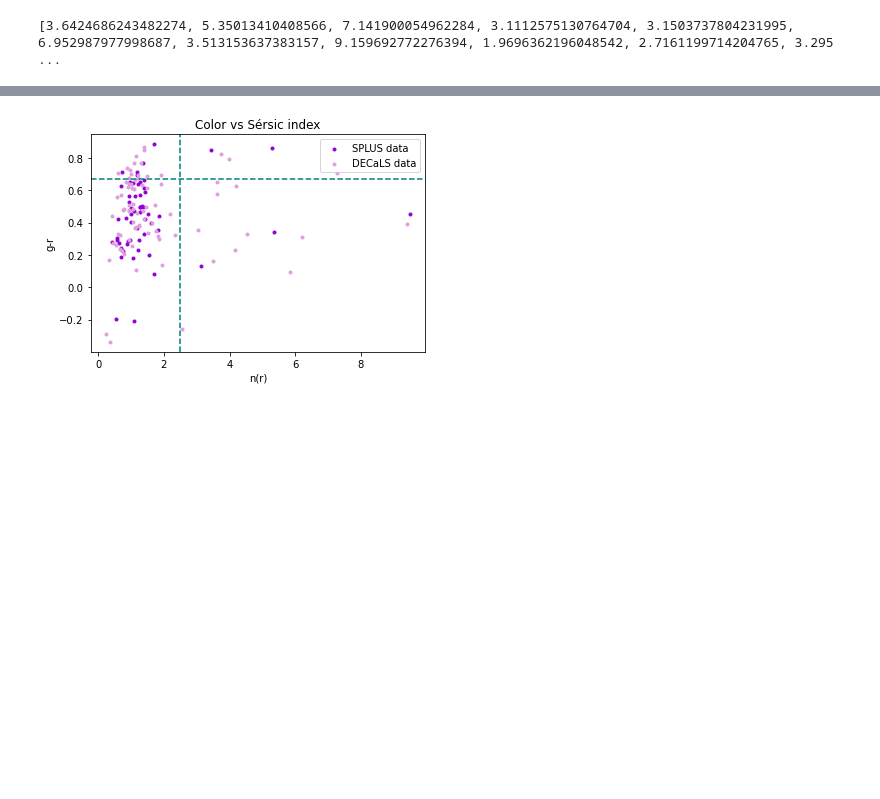
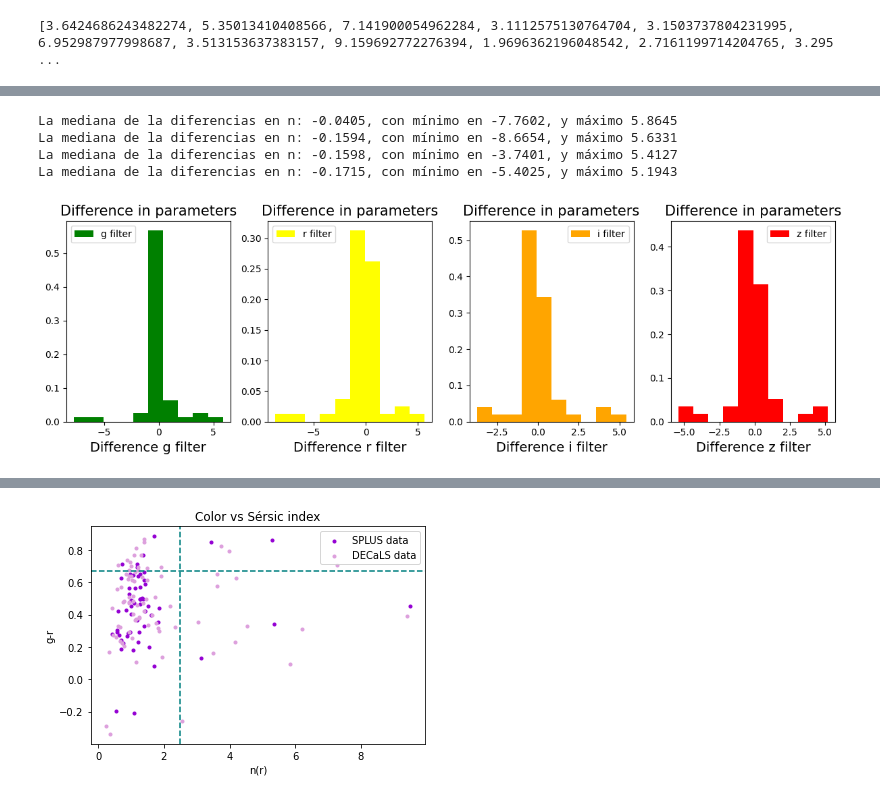
Before and after one commit to Siortiz/MorphoLS, a Jupyter notebook: Analysis/DECALS_SPLUS_plots.ipynb, the cells around one changed output, grey strips where cells are left out. Saved outputs shown, nothing was run; the diff lists cells and outputs as text; code cells hidden in the pictures; blank space fills up the shorter version.

```diff
--- a/Analysis/DECALS_SPLUS_plots.ipynb
+++ b/Analysis/DECALS_SPLUS_plots.ipynb
@@ -173,9 +177,9 @@ plt.show()
 # %%
-valores_sersic = np.array([model['n_' + filtro] for filtro in filtros])
-valores_sersic_splus = np.array([splus['n_'+filtro] for filtro in filtros])
+valores_sersic = np.array([model_filtered['n_' + filtro] for filtro in filtros])
+valores_sersic_splus = np.array([splus_filtered['n_'+filtro] for filtro in filtros])
 
-errores_sersic = np.array([model['e_n_' + filtro] for filtro in filtros])
-errores_sersic_splus = np.array([splus['e_n_' + filtro] for filtro in filtros])
+errores_sersic = np.array([model_filtered['e_n_' + filtro] for filtro in filtros])
+errores_sersic_splus = np.array([splus_filtered['e_n_' + filtro] for filtro in filtros])
 
 # Función para calcular la mediana sin NaN y ceros
 def calcular_mediana_sin_nan_ni_ceros(valores):
@@ -294 +262,70 @@ array([[(3.7592276105304028,), (5.742240186686179,),
+# %%
+# Función para graficar Re vs n en grz.
+def graficar_diferencias(axs, valores, valores_s, color_g, color_r, color_i, color_z, parameter):
+
+    dif_g = valores[0] - valores_s[0]
+    dif_r = valores[1] - valores_s[1]
+    dif_i = valores[2] - valores_s[2]
+    dif_z = valores[3] - valores_s[3]
+
+
+    axs[0].hist(dif_g, density = True, bins=10, label='g filter', color=color_g)
+    axs[0].set_xlabel('Difference g filter', fontsize = 14)
+    axs[0].set_title(f'Difference in parameters', fontsize=15)
+
+    axs[1].hist(dif_r, density = True, bins=10, label='r filter', color=color_r)
+    axs[1].set_xlabel('Difference r filter', fontsize = 14)
+    axs[1].set_title(f'Difference in parameters', fontsize=15)
+
+    axs[2].hist(dif_i, density = True, bins=10, label='i filter', color=color_i)
+    axs[2].set_xlabel('Difference i filter', fontsize = 14)
+    axs[2].set_title(f'Difference in parameters', fontsize=15)
+
+    axs[3].hist(dif_z, density = True, bins=10, label='z filter', color=color_z)
+    axs[3].set_xlabel('Difference z filter', fontsize = 14)
+    axs[3].set_title(f'Difference in parameters', fontsize=15)
+
+    # Añadir leyenda en cada sub-gráfico
+    axs[0].legend()
+    axs[1].legend()
+    axs[2].legend()
+    axs[3].legend()
+
+    median_g = round(np.nanmedian(dif_g), 4)
+    min_g = round(min(dif_g), 4)
+    max_g = round(max(dif_g), 4)
+
+    median_r = round(np.nanmedian(dif_r), 4)
+    min_r = round(min(dif_r), 4)
+    max_r = round(max(dif_r), 4)
+
+    median_i = round(np.nanmedian(dif_i), 4)
+    min_i = round(min(dif_i), 4)
+    max_i = round(max(dif_i), 4)
+
+    median_z = round(np.nanmedian(dif_z), 4)
+    min_z = round(min(dif_z), 4)
+    max_z = round(max(dif_z), 4)
+
+    print(f'La mediana de la diferencias en {parameter}: {median_g}, con mínimo en {min_g}, y máximo {max_g}')
+    print(f'La mediana de la diferencias en {parameter}: {median_r}, con mínimo en {min_r}, y máximo {max_r}')
+    print(f'La mediana de la diferencias en {parameter}: {median_i}, con mínimo en {min_i}, y máximo {max_i}')
+    print(f'La mediana de la diferencias en {parameter}: {median_z}, con mínimo en {min_z}, y máximo {max_z}')
+
+fig, axs = plt.subplots(1, 4, figsize=(12, 4))
+
+# Graficar
+graficar_diferencias(axs[:], valores_sersic, valores_sersic_splus, 'green', 'yellow', 'orange', 'red', 'n')
+#graficar_re_n(axs[:], splus, 'cyan', 'darkorchid', 'pink', 'SPLUS data', 0.55)
+#graficar_re_n(axs[:], d_stars[d_stars['n_i'] !=0.0], 'blue', 'black', 'lightgreen', 'Stars', 0.262)
+# Ajustar diseño y mostrar gráficos
+plt.legend()
+plt.tight_layout()
+plt.show()
+# %% [output]
+La mediana de la diferencias en n: -0.0405, con mínimo en -7.7602, y máximo 5.8645
+La mediana de la diferencias en n: -0.1594, con mínimo en -8.6654, y máximo 5.6331
+La mediana de la diferencias en n: -0.1598, con mínimo en -3.7401, y máximo 5.4127
+La mediana de la diferencias en n: -0.1715, con mínimo en -5.4025, y máximo 5.1943
+[figure, added]
 # %%
```
Also changed, not shown: parts of 9 cells of this notebook.
